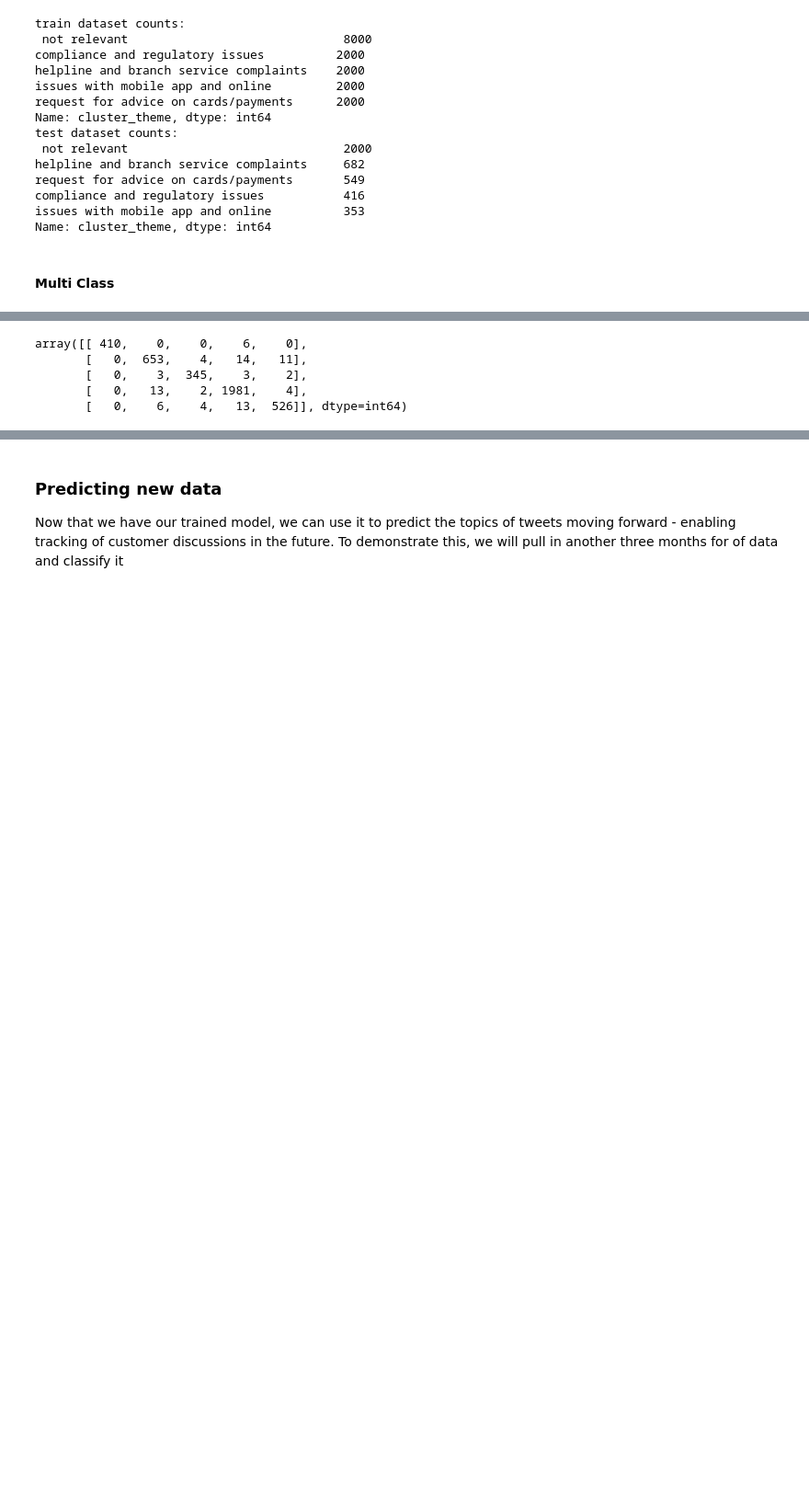
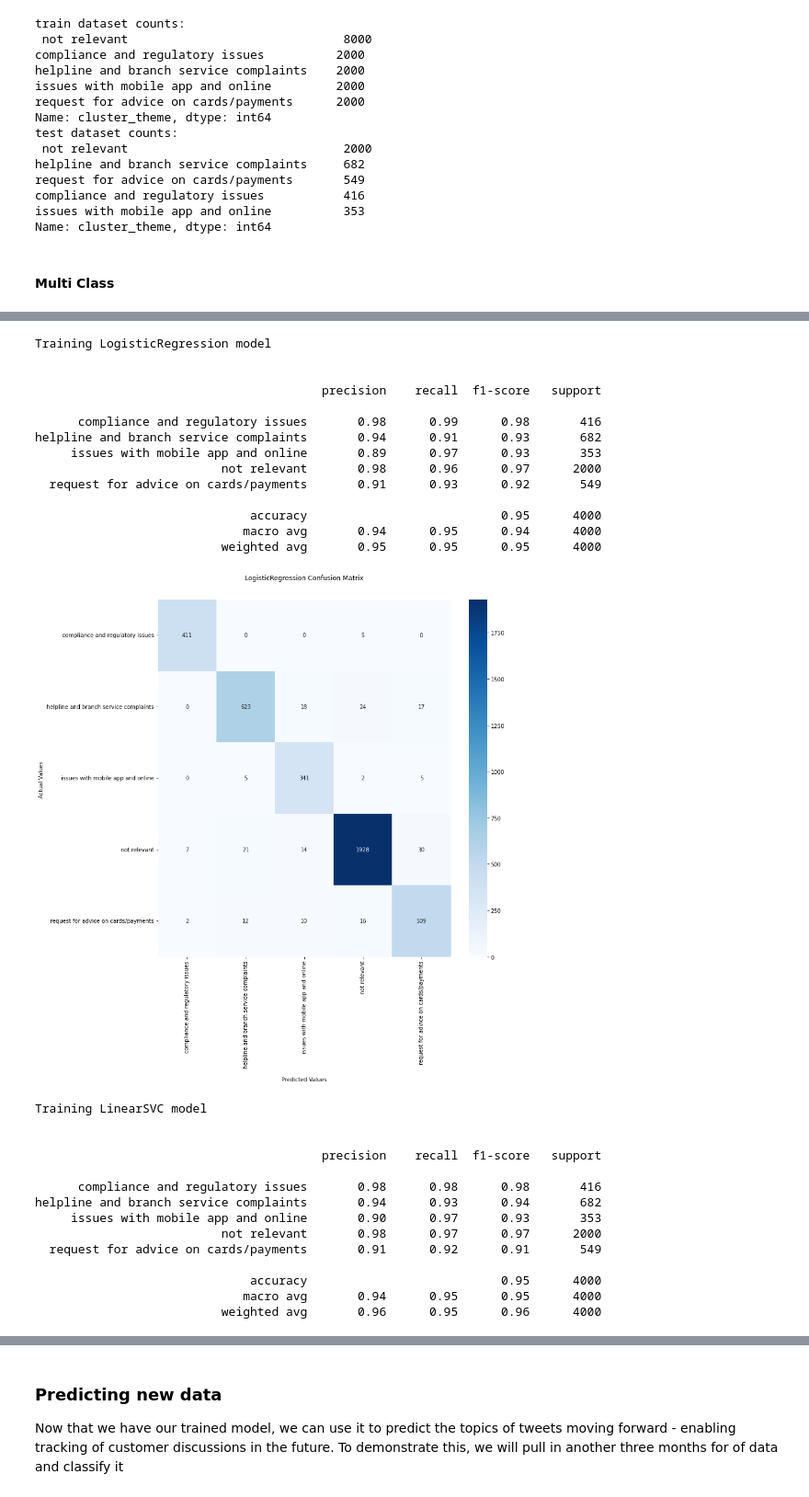
Before and after one commit to totogot/Social_Media_Analytics, a Jupyter notebook: main.ipynb, the cells around one changed output, grey strips where cells are left out. Shown: that part at 92% size. Saved outputs shown, nothing was run; the diff lists cells and outputs as text; code cells hidden in the pictures; blank space fills up the shorter version.

```diff
--- a/main.ipynb
+++ b/main.ipynb
@@ -693,10 +659,13 @@ y_train = train_res['cluster_theme']
 
 X_test = np.array(test_res.drop(columns=['cluster_theme']))
 y_test = test_res['cluster_theme']
+
+arg_dict = {
+    'models': {
+        'LogisticRegression': {'solver': 'liblinear', 'multi_class':'ovr'},
+        'LinearSVC': {'multi_class': 'ovr', 'dual': False},
+        'XGBClassifier': {},
+    },
+
+    'response_types': ['classification_report', 'confusion_matrix']
+}
-# %%
-# logistic regression
-from sklearn.linear_model import LogisticRegression
-from sklearn.metrics import classification_report
-
-logreg = LogisticRegression(solver='liblinear', multi_class='ovr',random_state=1)
-logreg.fit(X_train, y_train)
@@ -720,6 +671,0 @@ helpline and branch service complaints       0.94      0.91      0.93       682
-# %%
-# Support Vector Machine
-from sklearn.svm import LinearSVC
-
-supvec = LinearSVC(multi_class='ovr', random_state=1, dual=False)
-supvec.fit(X_train, y_train)
@@ -754,4 +671,0 @@ print(encoder_mapping)
-# %%
-y_train_encoded = encoder.transform(y_train)
-gradboost = xgb.XGBClassifier(random_state = 1)
-gradboost.fit(X_train, y_train_encoded)
@@ -788,9 +672,32 @@ helpline and branch service complaints       0.97      0.96      0.96       682
-# %%
-from sklearn.metrics import confusion_matrix
-confusion_matrix(y_test, predictions)
-# %% [output]
-array([[ 410,    0,    0,    6,    0],
-       [   0,  653,    4,   14,   11],
-       [   0,    3,  345,    3,    2],
-       [   0,   13,    2, 1981,    4],
-       [   0,    6,    4,   13,  526]], dtype=int64)
+# %%
+supervised.test_classification(X_train, y_train, X_test, y_test, arg_dict)
+# %% [output]
+Training LogisticRegression model
+
+
+                                        precision    recall  f1-score   support
+
+      compliance and regulatory issues       0.98      0.99      0.98       416
+helpline and branch service complaints       0.94      0.91      0.93       682
+     issues with mobile app and online       0.89      0.97      0.93       353
+                          not relevant       0.98      0.96      0.97      2000
+  request for advice on cards/payments       0.91      0.93      0.92       549
+
+                              accuracy                           0.95      4000
+                             macro avg       0.94      0.95      0.94      4000
+                          weighted avg       0.95      0.95      0.95      4000
+[figure, added]
+Training LinearSVC model
+
+
+                                        precision    recall  f1-score   support
+
+      compliance and regulatory issues       0.98      0.98      0.98       416
+helpline and branch service complaints       0.94      0.93      0.94       682
+     issues with mobile app and online       0.90      0.97      0.93       353
+                          not relevant       0.98      0.97      0.97      2000
+  request for advice on cards/payments       0.91      0.92      0.91       549
+
+                              accuracy                           0.95      4000
+                             macro avg       0.94      0.95      0.95      4000
+                          weighted avg       0.96      0.95      0.96      4000
```
Also changed, not shown: parts of 43 cells of this notebook, 4 other files.
